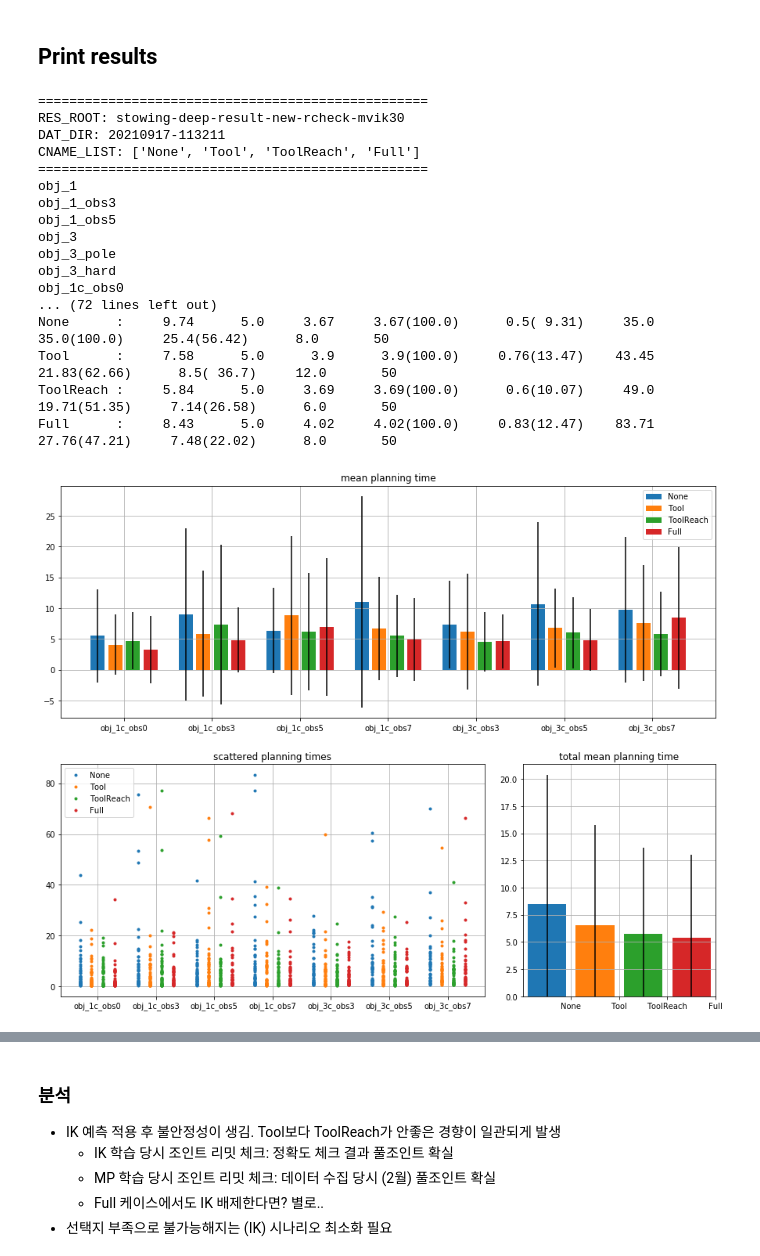
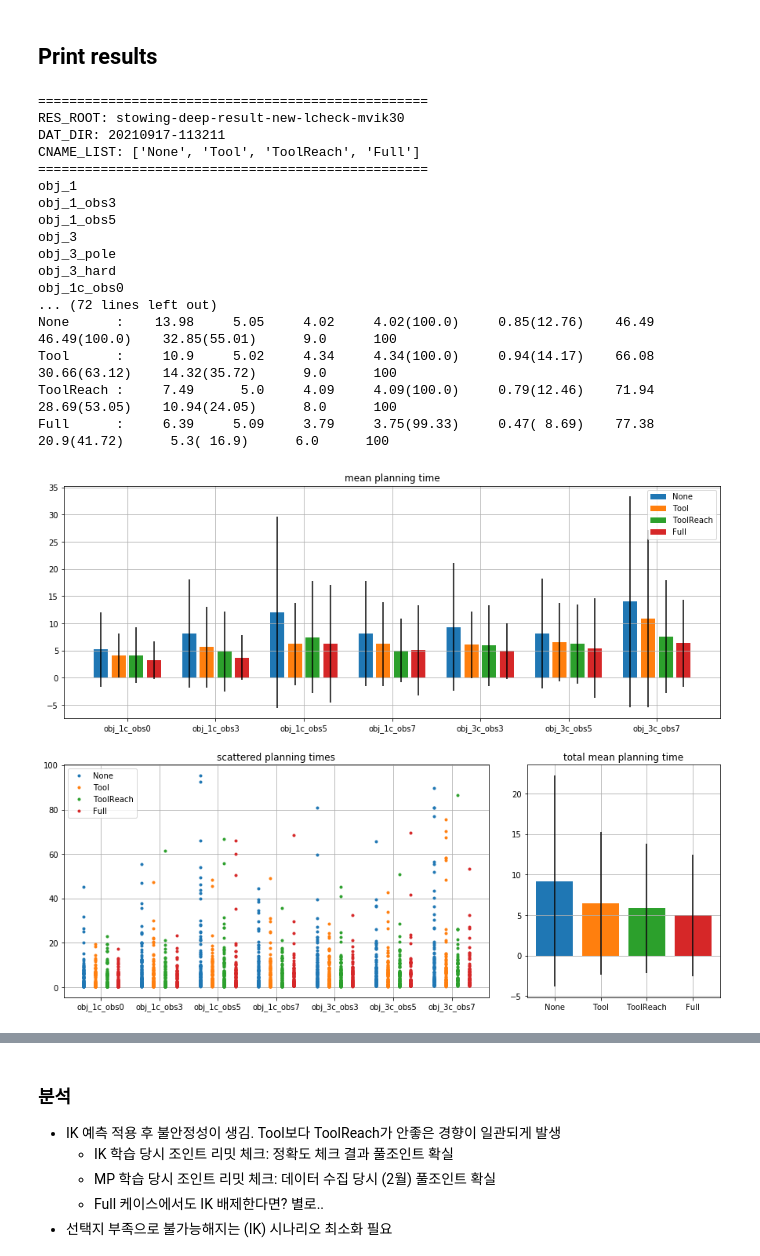
Before and after one commit to rnb-disinfection/rnb-planning, a Jupyter notebook: src/scripts/developing/pddlstream/[TEST] PDDLStream-print-results.ipynb, the cells around one changed output, grey strips where cells are left out. Drawn from its saved outputs; the diff is of its cells as text; code cells hidden in the pictures.

```diff
--- a/src/scripts/developing/pddlstream/[TEST] PDDLStream-print-results.ipynb
+++ b/src/scripts/developing/pddlstream/[TEST] PDDLStream-print-results.ipynb
@@ -16,28 +16,28 @@ from plot_scripts import *
 # %% [markdown]
 ## Print results
 # %%
-resdat_all, res_dict_all = print_results(RES_ROOT="stowing-deep-result-new-rcheck-mvik30",
+resdat_all, res_dict_all = print_results(RES_ROOT="stowing-deep-result-new-lcheck-mvik30",
                                          RTYPE="panda",
                                          DAT_DIR='20210917-113211',
                                          CNAMES_EXCLUDE=[]
                                         )
 plot_times(resdat_all)
 # %% [output]
 ==================================================
-RES_ROOT: stowing-deep-result-new-rcheck-mvik30
+RES_ROOT: stowing-deep-result-new-lcheck-mvik30
 DAT_DIR: 20210917-113211
 CNAME_LIST: ['None', 'Tool', 'ToolReach', 'Full']
 ==================================================
 obj_1
 obj_1_obs3
 obj_1_obs5
 obj_3
 obj_3_pole
 obj_3_hard
 obj_1c_obs0
 ... (72 lines left out)
-None      :     9.74      5.0     3.67     3.67(100.0)      0.5( 9.31)     35.0     35.0(100.0)     25.4(56.42)      8.0       50
-Tool      :     7.58      5.0      3.9      3.9(100.0)     0.76(13.47)    43.45    21.83(62.66)      8.5( 36.7)     12.0       50
-ToolReach :     5.84      5.0     3.69     3.69(100.0)      0.6(10.07)     49.0    19.71(51.35)     7.14(26.58)      6.0       50
-Full      :     8.43      5.0     4.02     4.02(100.0)     0.83(12.47)    83.71    27.76(47.21)     7.48(22.02)      8.0       50
+None      :    13.98     5.05     4.02     4.02(100.0)     0.85(12.76)    46.49    46.49(100.0)    32.85(55.01)      9.0      100
+Tool      :     10.9     5.02     4.34     4.34(100.0)     0.94(14.17)    66.08    30.66(63.12)    14.32(35.72)      9.0      100
+ToolReach :     7.49      5.0     4.09     4.09(100.0)     0.79(12.46)    71.94    28.69(53.05)    10.94(24.05)      8.0      100
+Full      :     6.39     5.09     3.79     3.75(99.33)     0.47( 8.69)    77.38     20.9(41.72)      5.3( 16.9)      6.0      100
-[figure, old version]
+[figure, new version]
```
Also changed, not shown: parts of 5 cells of this notebook, 4 other files.
